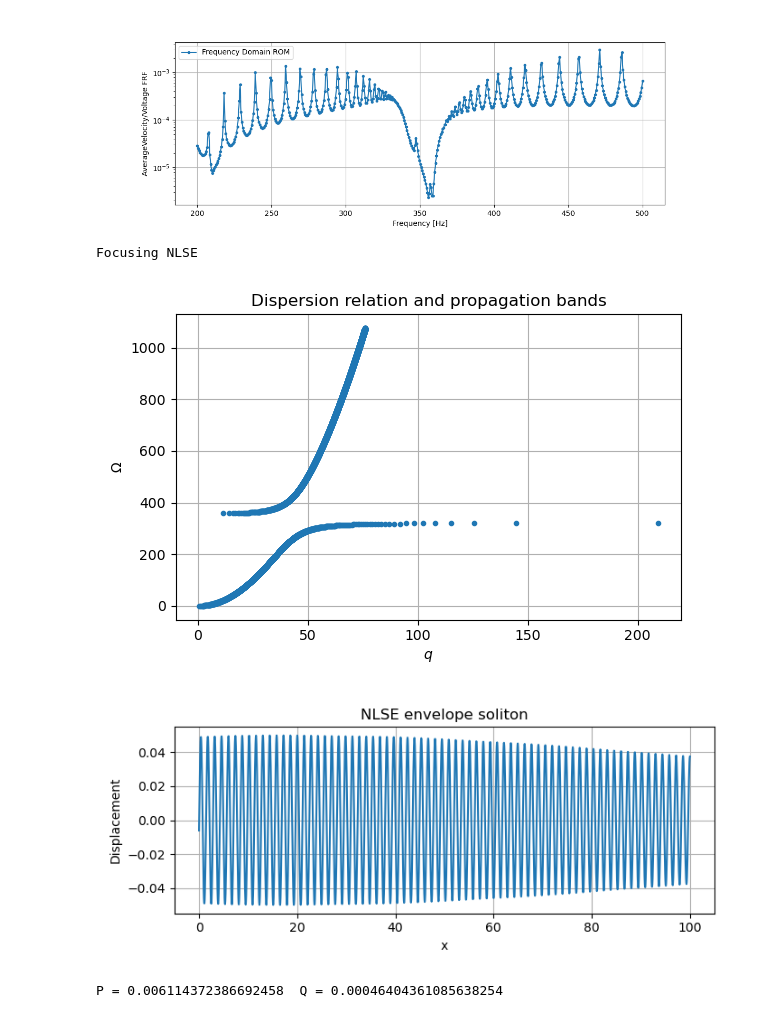
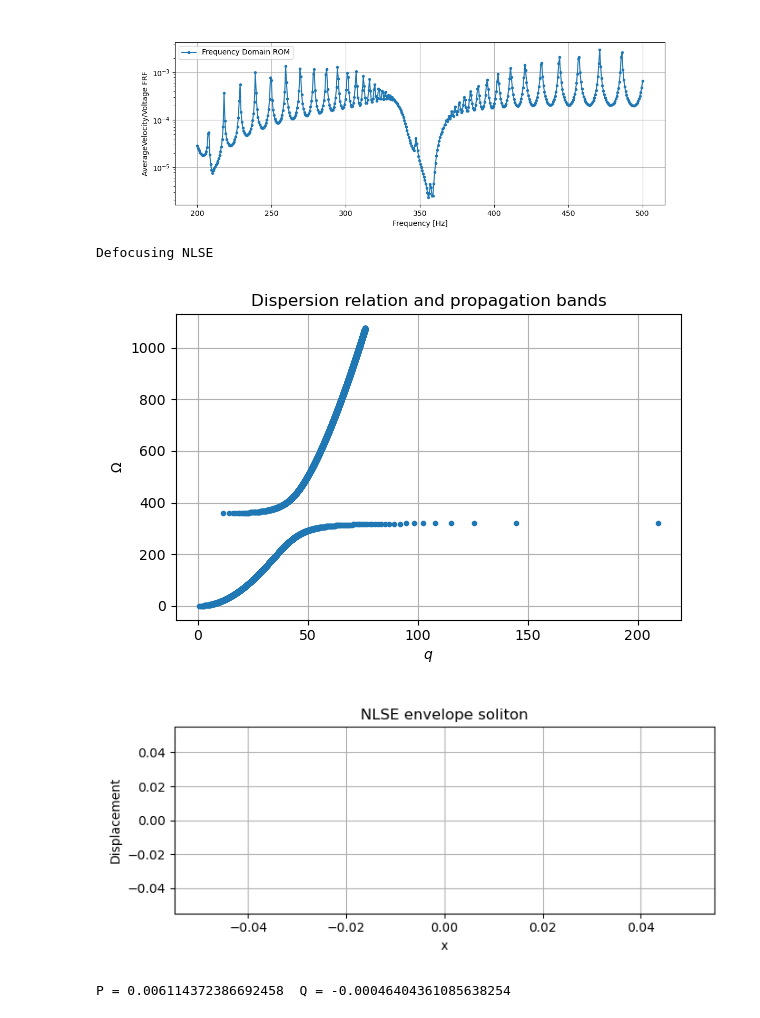
Before and after one commit to nimaet/Modeling, a Jupyter notebook: tasks/soliton/soliton2.ipynb, the cells around one changed output. Saved outputs shown, nothing was run; the diff lists cells and outputs as text; code cells hidden in the pictures.

```diff
--- a/tasks/soliton/soliton2.ipynb
+++ b/tasks/soliton/soliton2.ipynb
@@ -69,7 +69,7 @@ plt.show()
 # %% [output]
 [figure]
 # %%
-R_c = 1e3; K_c = -16e4
+R_c = 1e3; K_c = 16e5
 def compute_scales(rom, K_i, K_c, R_c):
     return rom.nondimensional_scales(K_i=K_i, K_c=K_c, R_c=R_c)
 def dispersion_relation(Omega, delta):
@@ -112,9 +112,12 @@ def envelope_soliton(x, t, P, Q, phi0, eps, q0, Omega0, vg):
 
     return np.real(A)
 
-def plot_dispersion(q, Omega, x0, t0, k_ridge=None, freq=None):
+def plot_dispersion(q, Omega, x0, t0, k_ridge=None, freq=None, nondim=False):
     plt.figure(figsize=(6, 4))
-    plt.plot(q/x0, Omega/t0/(2*np.pi), '.', lw=2)
+    if nondim:
+        plt.plot(q, Omega, '.', lw=2)
+    else:
+        plt.plot(q/x0, Omega/t0/(2*np.pi), '.', lw=2)
 
     if k_ridge is not None:
         plt.scatter(k_ridge, freq, c='r', s=15, alpha=0.3)
@@ -136,6 +139,71 @@ def plot_soliton(x, w):
     plt.grid(True)
     plt.tight_layout()
     plt.show()
+
+
+def tau1_tau2(
+	rom,
+	K_c,
+	K_i,
+	R_c,
+	q0,
+	delta,
+	eps,
+	phi0,
+	Omega_grid=None
+):
+	"""
+	Compute tau1 and tau2 as functions of:
+	(K_c, K_i, R_c, q0, delta, eps, phi0)
+	"""
+
+	# --- Dispersion grid ---
+	if Omega_grid is None:
+		Omega_grid = np.linspace(1e-4, 3.0, 5000)
+
+	Omega_p, q_p = dispersion_relation(Omega_grid, delta)
+
+	# locate operating point
+	idx0 = np.argmin(np.abs(q_p - q0))
+	Omega0 = Omega_p[idx0]
+
+	# dispersion derivatives
+	dOmega_dq, d2Omega_dq2 = dispersion_derivatives(Omega_p, q_p)
+
+	# homogenized circuit parameters
+	params = rom.homogenized_parameters(
+		K_c=K_c,
+		K_i=K_i,
+		R_c=R_c
+	)
+	Lc_bar = params["Lc_bar"]
+
+	# NLSE coefficients
+	P, Q, _ = nlse_coefficients(
+		Omega0,
+		q0,
+		d2Omega_dq2[idx0],
+		Lc_bar
+	)
+
+	# --- tau definitions ---
+	tau2 = 0.5 * eps**2 * Q * phi0**2
+
+	tau1 = (
+		eps
+		* phi0
+		* np.sqrt(Q / (2 * P))
+		* dOmega_dq[idx0]
+	)
+
+	return {
+		"tau1": tau1,
+		"tau2": tau2,
+		"P": P,
+		"Q": Q,
+		"Omega0": Omega0,
+		"Lc_bar": Lc_bar
+	}
 
 # --- Parameters ---
 delta = 0.5
@@ -158,33 +226,33 @@ Omega0, q0 = Omega_p[idx0], q_p[idx0]
 
 # --- Derivatives ---
 dOmega_dq, d2Omega_dq2 = dispersion_derivatives(Omega_p, q_p)
 
 # --- Homogenized parameters ---
 params = rom.homogenized_parameters(R_c=R_c, K_c=K_c, K_i=K_i)
 Lc_bar = params['Lc_bar']
 
 # --- NLSE coefficients ---
 P, Q, focusing = nlse_coefficients(
     Omega0, q0, d2Omega_dq2[idx0], Lc_bar
 )
 
 print("Focusing NLSE" if focusing else "Defocusing NLSE")
 
 # --- Group velocity ---
 vg = (dOmega_dq[idx0] / t0) * x0
 
 # --- Soliton ---
 x = np.linspace(0, 100.0, 2000)
 w = envelope_soliton(x, t, P, Q, phi0, eps, q0, Omega0, vg)
 
 # --- Plots ---
 plot_dispersion(q_p, Omega_p, x0, t0)
 plot_soliton(x, w)
 print("P =", P, " Q =", Q)
 def v_exc(t):
     return envelope_soliton(x=0, t=t/t0, P=P, Q=Q, phi0=phi0, eps=eps, q0=q0, Omega0=Omega0, vg=vg)
 # %% [output]
-Focusing NLSE
+Defocusing NLSE
 [figure]
-[figure, old version]
+[figure, new version]
-P = 0.006114372386692458  Q = 0.00046404361085638254
+P = 0.006114372386692458  Q = -0.00046404361085638254
```
Also changed, not shown: parts of 6 cells of this notebook, 3 other files.
